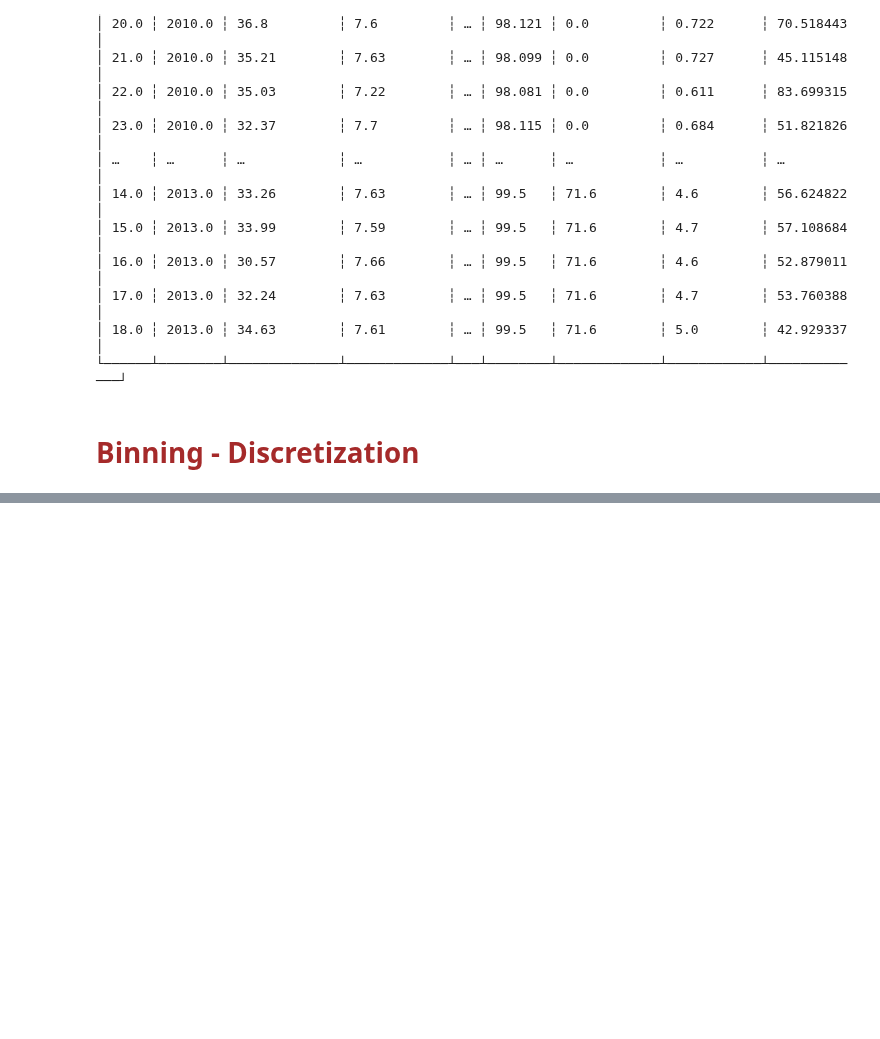
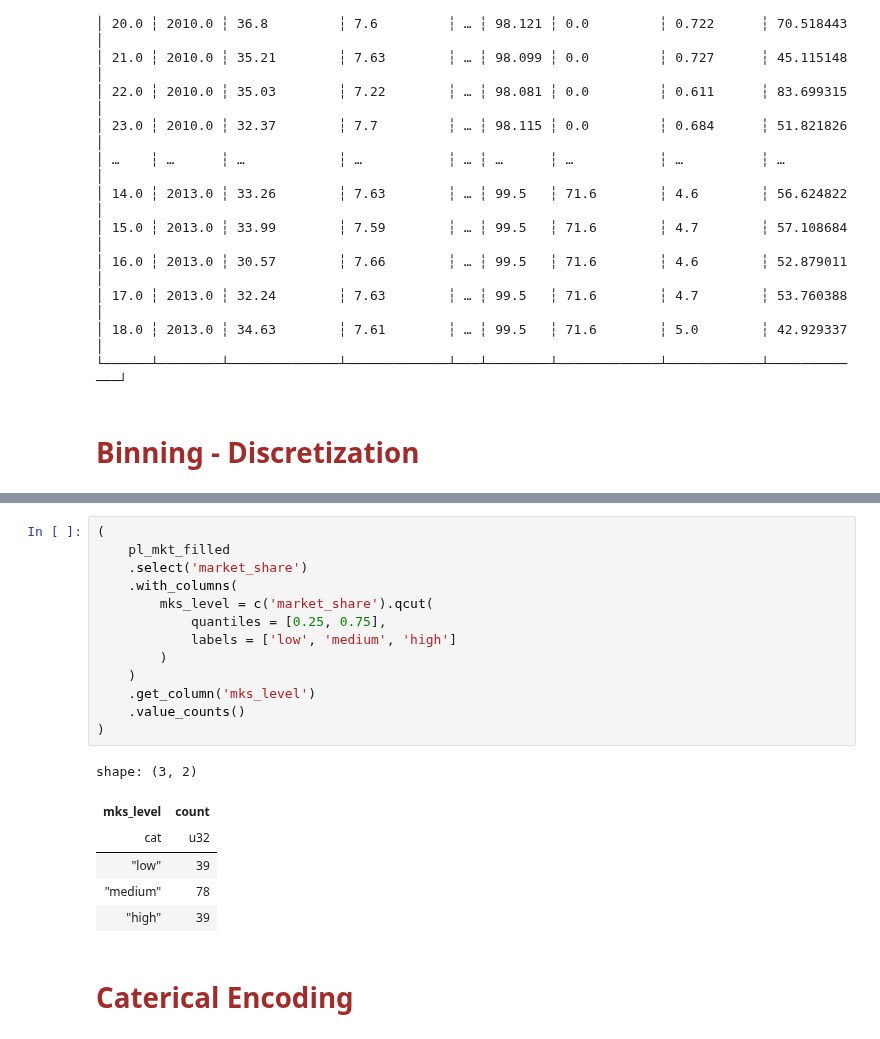
Before and after one commit to Longistamina/DataScience_MachineLearning, a Jupyter notebook: 00_Course_Demo/12_Data_Preprocessing.ipynb, the cells around one changed output, grey strips where cells are left out. Saved outputs shown, nothing was run; the diff lists cells and outputs as text; blank space fills up the shorter version.

```diff
--- a/00_Course_Demo/12_Data_Preprocessing.ipynb
+++ b/00_Course_Demo/12_Data_Preprocessing.ipynb
@@ -230,0 +274,22 @@ shape: (156, 19)
+# %%
+(
+    pl_mkt_filled
+    .select('market_share')
+    .with_columns(
+        mks_level = c('market_share').qcut(
+            quantiles = [0.25, 0.75],
+            labels = ['low', 'medium', 'high']
+        )
+    )
+    .get_column('mks_level')
+    .value_counts()
+)
+# %% [output]
+shape: (3, 2)
+| mks_level | count |
+| cat | u32 |
+| "low" | 39 |
+| "medium" | 78 |
+| "high" | 39 |
+# %% [markdown]
+# <span style="color:brown;">Caterical Encoding</span>
```
Also changed, not shown: parts of 9 cells of this notebook, 2 other files.
